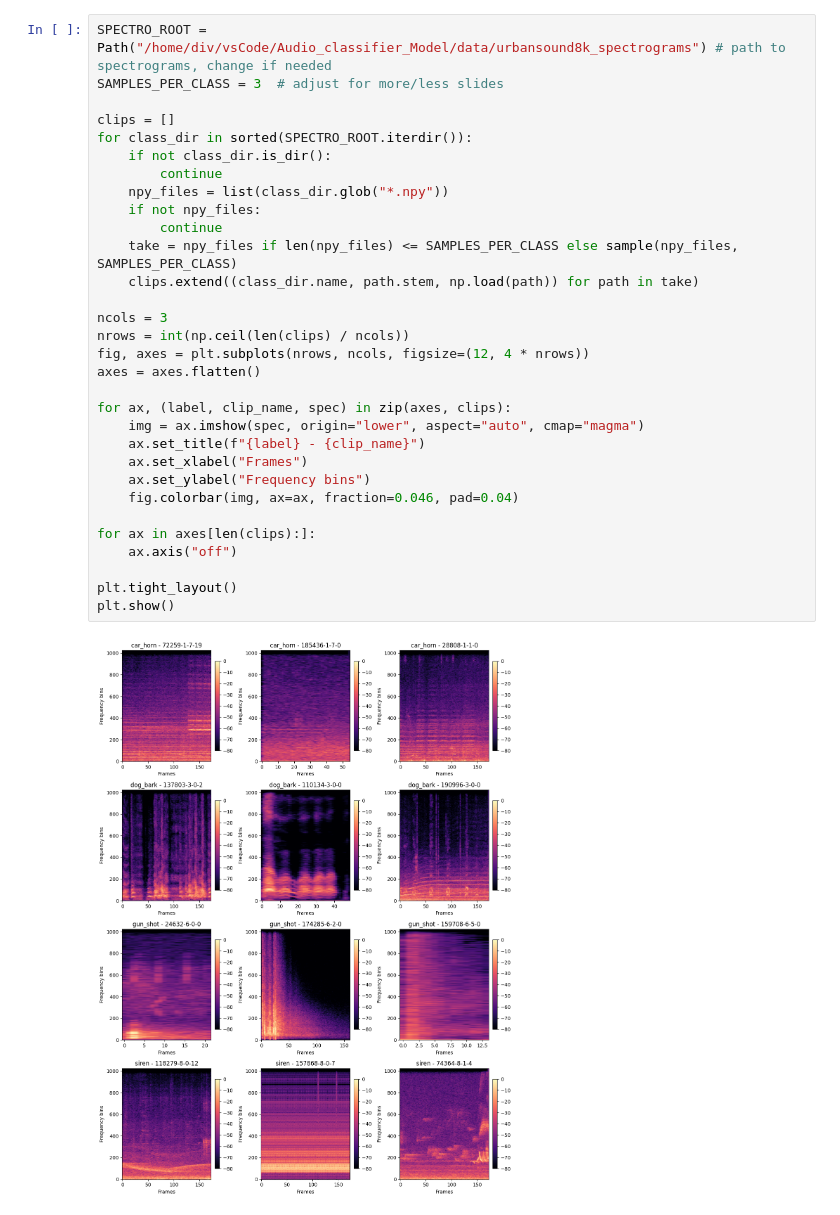
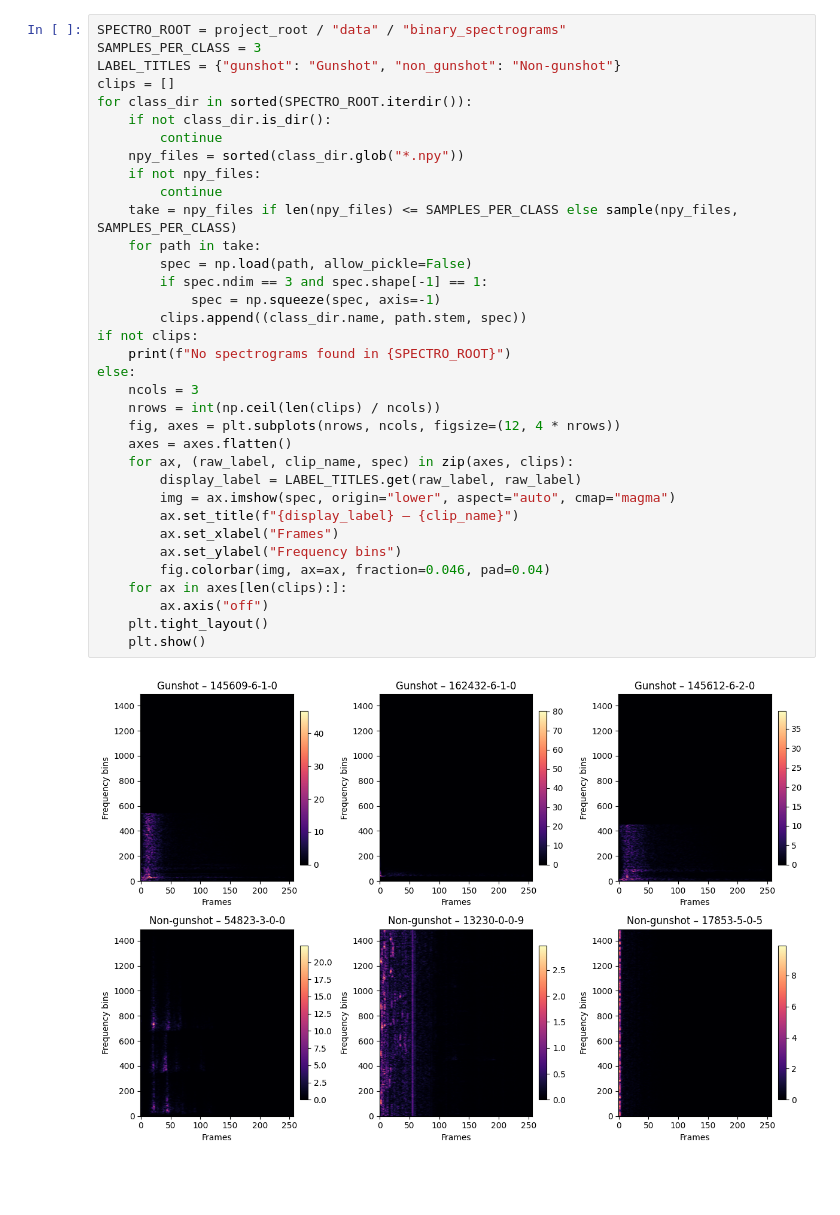
Before and after one commit to Dr01d-D1V/Gunshot_detection_model, a Jupyter notebook: notebooks/feature_extraction.ipynb, the cells around one changed output. Drawn from its saved outputs; the diff is of its cells as text; blank space fills up the shorter version.

Commit message:
updated the data extraction and feature extraction files and added a CNN training file

```diff
--- a/notebooks/feature_extraction.ipynb
+++ b/notebooks/feature_extraction.ipynb
@@ -75,33 +134,37 @@ Saved 1000 spectrograms into /home/div/vsCode/Audio_classifier_Model/data/urbans
 # %%
-SPECTRO_ROOT = Path("/home/div/vsCode/Audio_classifier_Model/data/urbansound8k_spectrograms") # path to spectrograms, change if needed
-SAMPLES_PER_CLASS = 3  # adjust for more/less slides
-
+SPECTRO_ROOT = project_root / "data" / "binary_spectrograms"
+SAMPLES_PER_CLASS = 3
+LABEL_TITLES = {"gunshot": "Gunshot", "non_gunshot": "Non-gunshot"}
 clips = []
 for class_dir in sorted(SPECTRO_ROOT.iterdir()):
     if not class_dir.is_dir():
         continue
-    npy_files = list(class_dir.glob("*.npy"))
+    npy_files = sorted(class_dir.glob("*.npy"))
     if not npy_files:
         continue
     take = npy_files if len(npy_files) <= SAMPLES_PER_CLASS else sample(npy_files, SAMPLES_PER_CLASS)
-    clips.extend((class_dir.name, path.stem, np.load(path)) for path in take)
-
-ncols = 3
-nrows = int(np.ceil(len(clips) / ncols))
-fig, axes = plt.subplots(nrows, ncols, figsize=(12, 4 * nrows))
-axes = axes.flatten()
-
-for ax, (label, clip_name, spec) in zip(axes, clips):
-    img = ax.imshow(spec, origin="lower", aspect="auto", cmap="magma")
-    ax.set_title(f"{label} - {clip_name}")
-    ax.set_xlabel("Frames")
-    ax.set_ylabel("Frequency bins")
-    fig.colorbar(img, ax=ax, fraction=0.046, pad=0.04)
-
-for ax in axes[len(clips):]:
-    ax.axis("off")
-
-plt.tight_layout()
-plt.show()
+    for path in take:
+        spec = np.load(path, allow_pickle=False)
+        if spec.ndim == 3 and spec.shape[-1] == 1:
+            spec = np.squeeze(spec, axis=-1)
+        clips.append((class_dir.name, path.stem, spec))
+if not clips:
+    print(f"No spectrograms found in {SPECTRO_ROOT}")
+else:
+    ncols = 3
+    nrows = int(np.ceil(len(clips) / ncols))
+    fig, axes = plt.subplots(nrows, ncols, figsize=(12, 4 * nrows))
+    axes = axes.flatten()
+    for ax, (raw_label, clip_name, spec) in zip(axes, clips):
+        display_label = LABEL_TITLES.get(raw_label, raw_label)
+        img = ax.imshow(spec, origin="lower", aspect="auto", cmap="magma")
+        ax.set_title(f"{display_label} – {clip_name}")
+        ax.set_xlabel("Frames")
+        ax.set_ylabel("Frequency bins")
+        fig.colorbar(img, ax=ax, fraction=0.046, pad=0.04)
+    for ax in axes[len(clips):]:
+        ax.axis("off")
+    plt.tight_layout()
+    plt.show()
 # %% [output]
-[figure, old version]
+[figure, new version]
```
Also changed, not shown: parts of 11 cells of this notebook, 4 other files.
